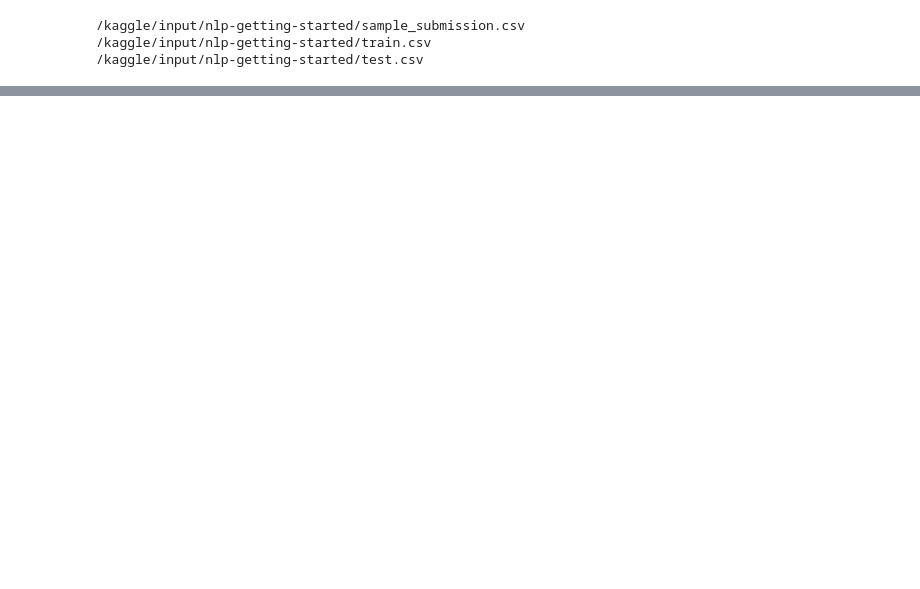
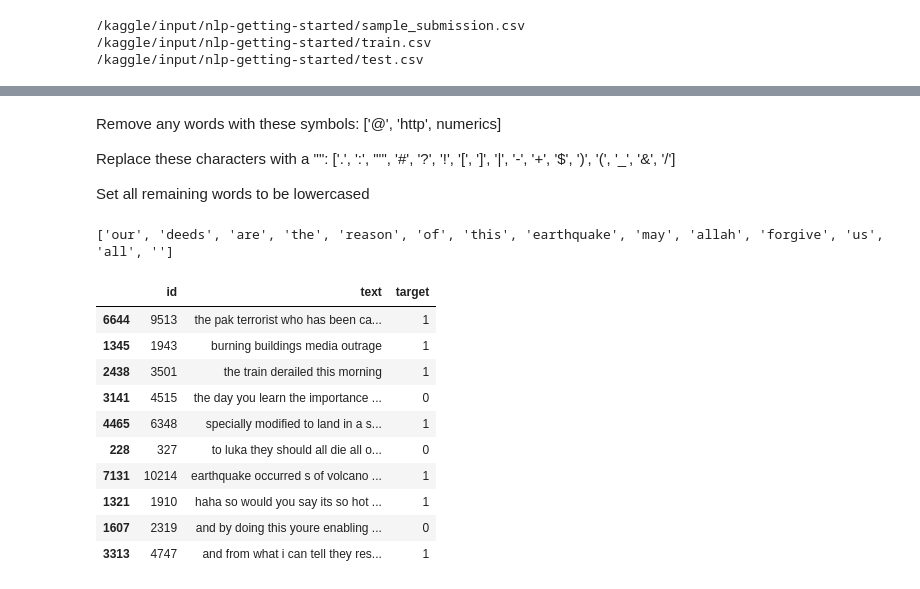
Before and after one commit to ANRC2020/KaggleNoteBooks, a Jupyter notebook: natural-language-processing-with-disaster-tweets.ipynb, the cells around one changed output, grey strips where cells are left out. Cells and saved outputs as stored; diff of their text form; code cells hidden in the pictures; blank space fills up the shorter version.

```diff
--- a/natural-language-processing-with-disaster-tweets.ipynb
+++ b/natural-language-processing-with-disaster-tweets.ipynb
@@ -79,0 +56,77 @@ RidgeClassifier()
+# %% [markdown]
+Remove any words with these symbols: ['@', 'http', numerics]
+
+Replace these characters with a "": ['.', ':', "'", '#', '?', '!', '[', ']', '|', '-', '+', '$', ')', '(', '_', '&', '/']
+
+Set all remaining words to be lowercased
+# %%
+s = 'our deeds are the reason of this #earthquake may allah forgive us all '
+
+arr = s.split(" ")
+
+for i in range(len(arr)):
+    for c in ['@', 'http', '0', '1', '2', '3', '4', '5', '6', '7', '8', '9']:
+        if arr[i].__contains__(c):
+            arr[i] = ""
+            break
+
+arr = list(filter(lambda x: x != "", arr))
+
+for i in range(len(arr)):
+    for entry in ['.', ':', "'", '#', '?', '!', '[', ']', '|', '-', '+', '$', ')', '(', '_', '&', '/']:
+        while arr[i].__contains__(entry) == True:
+            arr[i] = arr[i].replace(entry, "")
+
+arr = list(filter(lambda x: x != "", arr))
+
+s = ""
+for i in range(len(arr)):
+    s += arr[i].lower() + " "
+
+print(s.split(" "))
+# %% [output]
+['our', 'deeds', 'are', 'the', 'reason', 'of', 'this', 'earthquake', 'may', 'allah', 'forgive', 'us', 'all', '']
+# %%
+texts = []
+train_texts = []
+
+for i in range(df_train.shape[0]):
+    arr = df_train.iloc[i]['text'].split(" ")
+
+    for i in range(len(arr)):
+        for c in ['@', 'http', '0', '1', '2', '3', '4', '5', '6', '7', '8', '9']:
+            if arr[i].__contains__(c):
+                arr[i] = ""
+                break
+
+    arr = list(filter(lambda x: x != "", arr))
+
+    for i in range(len(arr)):
+        for entry in ['.', ':', "'", '#', '?', '!', '[', ']', '|', '-', '+', '$', ')', '(', '_', '&', '/', ';', '=', '>', '<', '/n']:
+            while arr[i].__contains__(entry) == True:
+                arr[i] = arr[i].replace(entry, "")
+
+    arr = list(filter(lambda x: x != "", arr))
+
+    s = ""
+    for i in range(len(arr)):
+        s += arr[i].lower() + " "
+
+    train_texts.append(s.split(" "))
+    texts.append(s)
+# %%
+df_train['text'] = texts
+# %%
+df_train.sample(10)
+# %% [output]
+|  | id | text | target |
+| 6644 | 9513 | the pak terrorist who has been ca... | 1 |
+| 1345 | 1943 | burning buildings media outrage | 1 |
+| 2438 | 3501 | the train derailed this morning | 1 |
+| 3141 | 4515 | the day you learn the importance ... | 0 |
+| 4465 | 6348 | specially modified to land in a s... | 1 |
+| 228 | 327 | to luka they should all die all o... | 0 |
+| 7131 | 10214 | earthquake occurred s of volcano ... | 1 |
+| 1321 | 1910 | haha so would you say its so hot ... | 1 |
+| 1607 | 2319 | and by doing this youre enabling ... | 0 |
+| 3313 | 4747 | and from what i can tell they res... | 1 |
```
Also changed, not shown: parts of 32 cells of this notebook.
